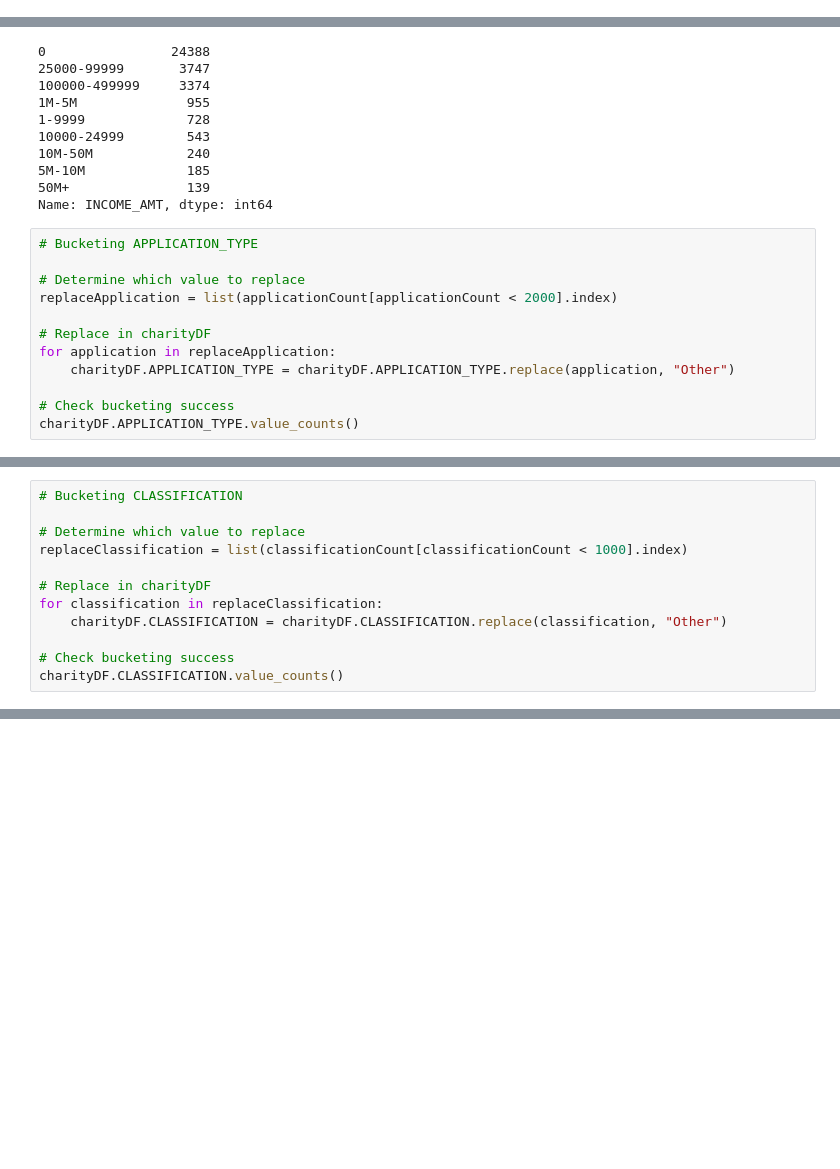
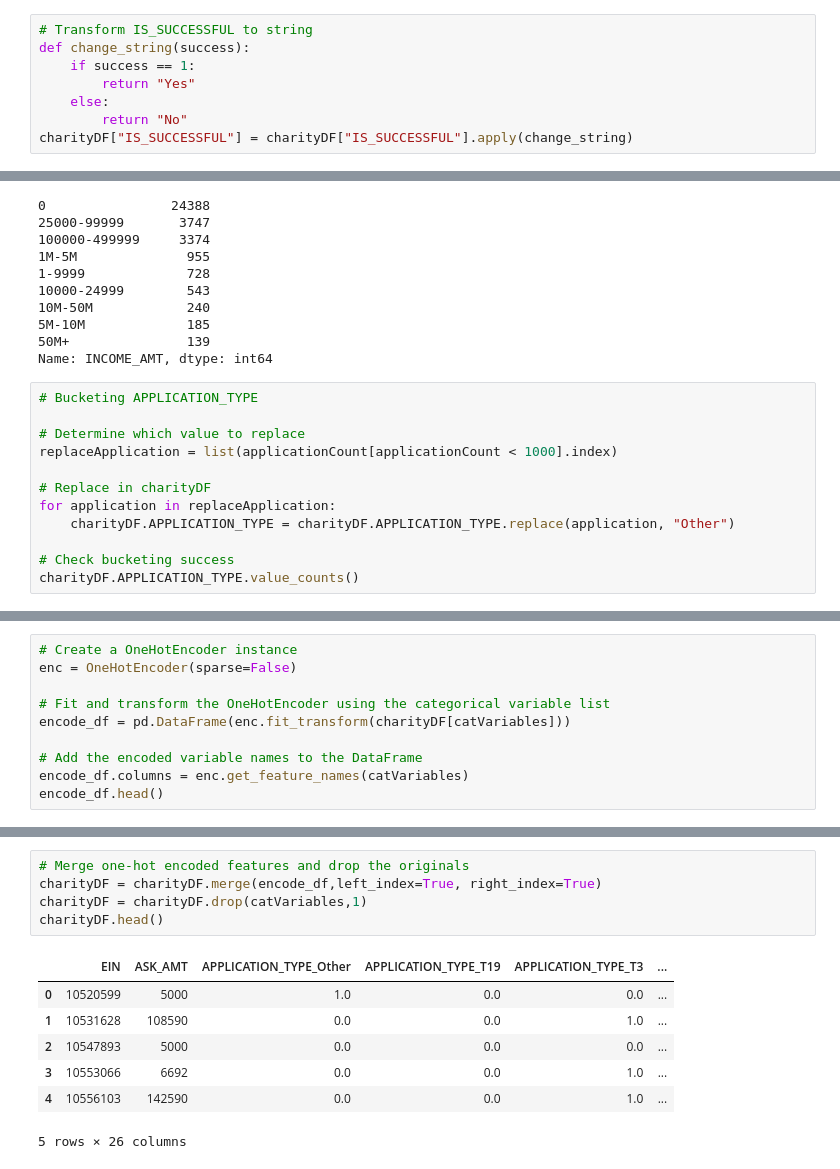
Before and after one commit to collinsculley/AlphabetSoup, a Jupyter notebook: AlphabetSoupChallenge.ipynb, the cells around one changed output, grey strips where cells are left out. Drawn from its saved outputs; the diff is of its cells as text; blank space fills up the shorter version.

```diff
--- a/AlphabetSoupChallenge.ipynb
+++ b/AlphabetSoupChallenge.ipynb
@@ -27,0 +48,8 @@ charityDF.head()
+# %%
+# Transform IS_SUCCESSFUL to string
+def change_string(success):
+    if success == 1:
+        return "Yes"
+    else:
+        return "No"
+charityDF["IS_SUCCESSFUL"] = charityDF["IS_SUCCESSFUL"].apply(change_string)
@@ -138,7 +154,7 @@ Name: INCOME_AMT, dtype: int64
 # Bucketing APPLICATION_TYPE
 
 # Determine which value to replace
-replaceApplication = list(applicationCount[applicationCount < 2000].index)
+replaceApplication = list(applicationCount[applicationCount < 1000].index)
 
 # Replace in charityDF
 for application in replaceApplication:
@@ -161,15 +190,3 @@ charityDF.AFFILIATION.value_counts()
-# %%
-# Bucketing CLASSIFICATION
-
-# Determine which value to replace
-replaceClassification = list(classificationCount[classificationCount < 1000].index)
-
-# Replace in charityDF
-for classification in replaceClassification:
-    charityDF.CLASSIFICATION = charityDF.CLASSIFICATION.replace(classification, "Other")
-
-# Check bucketing success
-charityDF.CLASSIFICATION.value_counts()
 # %%
 # Bucketing USE_CASE
 
@@ -208,0 +245,10 @@ charityDF.INCOME_AMT.value_counts()
+# %%
+# Create a OneHotEncoder instance
+enc = OneHotEncoder(sparse=False)
+
+# Fit and transform the OneHotEncoder using the categorical variable list
+encode_df = pd.DataFrame(enc.fit_transform(charityDF[catVariables]))
+
+# Add the encoded variable names to the DataFrame
+encode_df.columns = enc.get_feature_names(catVariables)
+encode_df.head()
@@ -208,0 +263,13 @@ charityDF.INCOME_AMT.value_counts()
+# %%
+# Merge one-hot encoded features and drop the originals
+charityDF = charityDF.merge(encode_df,left_index=True, right_index=True)
+charityDF = charityDF.drop(catVariables,1)
+charityDF.head()
+# %% [output]
+|  | EIN | ASK_AMT | APPLICATION_TYPE_Other | APPLICATION_TYPE_T19 | APPLICATION_TYPE_T3 | ... |
+| 0 | 10520599 | 5000 | 1.0 | 0.0 | 0.0 | ... |
+| 1 | 10531628 | 108590 | 0.0 | 0.0 | 1.0 | ... |
+| 2 | 10547893 | 5000 | 0.0 | 0.0 | 0.0 | ... |
+| 3 | 10553066 | 6692 | 0.0 | 0.0 | 1.0 | ... |
+| 4 | 10556103 | 142590 | 0.0 | 0.0 | 1.0 | ... |
+5 rows × 26 columns
```
Also changed, not shown: parts of 22 cells of this notebook.
